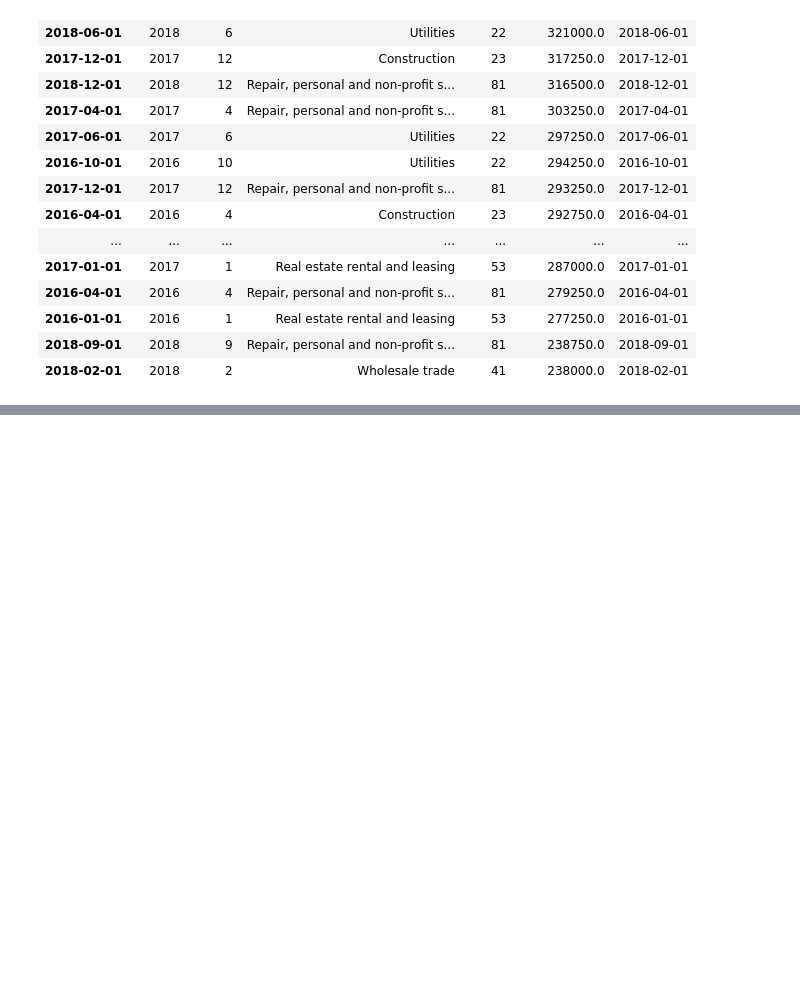
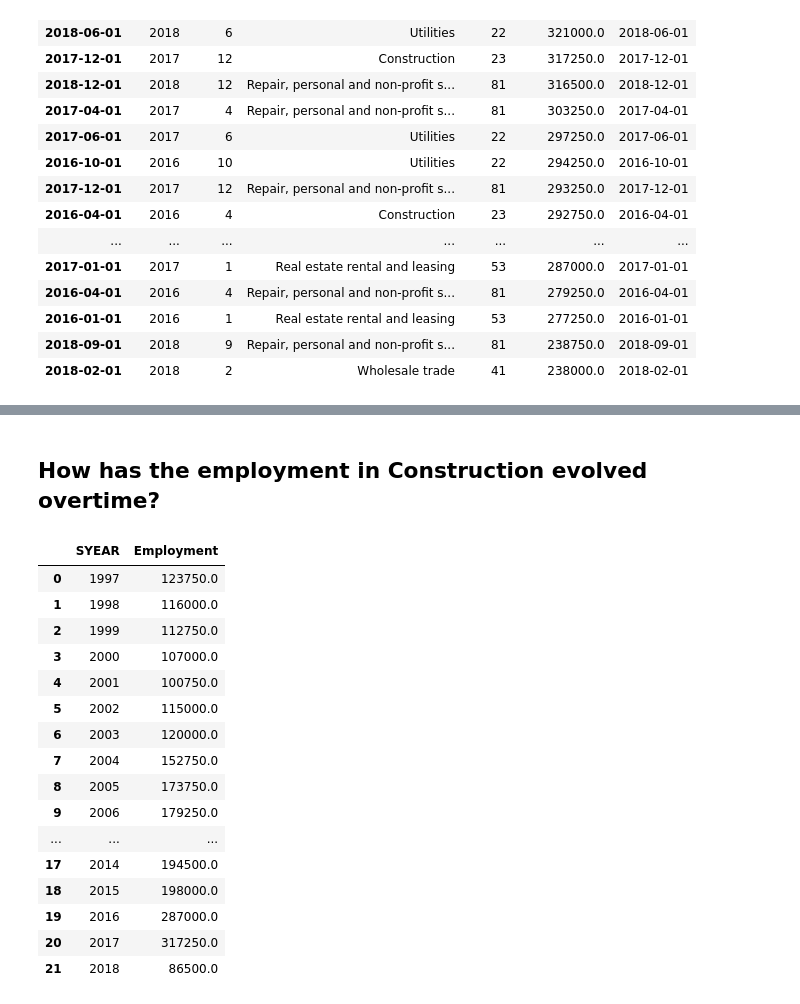
Before and after one commit to geehaad/Time-Series-Analysis-of-NAICS, a Jupyter notebook: Time Series Analysis of NAICS.ipynb, the cells around one changed output, grey strips where cells are left out. Cells and saved outputs as stored; diff of their text form; code cells hidden in the pictures; blank space fills up the shorter version.

```diff
--- a/Time Series Analysis of NAICS.ipynb
+++ b/Time Series Analysis of NAICS.ipynb
@@ -462,0 +459,24 @@ top_industry_emp.plot(y="Employment", title="Employment in all industries evolve
+# %% [markdown]
+## How has the employment in Construction evolved overtime?
+# %%
+#Picking off Construction data
+construction=pd.DataFrame(month_emp[month_emp['LMO_Detailed_Industry']=='Construction'].groupby(['SYEAR'])["Employment"].last()).reset_index()
+construction
+# %% [output]
+|  | SYEAR | Employment |
+| 0 | 1997 | 123750.0 |
+| 1 | 1998 | 116000.0 |
+| 2 | 1999 | 112750.0 |
+| 3 | 2000 | 107000.0 |
+| 4 | 2001 | 100750.0 |
+| 5 | 2002 | 115000.0 |
+| 6 | 2003 | 120000.0 |
+| 7 | 2004 | 152750.0 |
+| 8 | 2005 | 173750.0 |
+| 9 | 2006 | 179250.0 |
+| ... | ... | ... |
+| 17 | 2014 | 194500.0 |
+| 18 | 2015 | 198000.0 |
+| 19 | 2016 | 287000.0 |
+| 20 | 2017 | 317250.0 |
+| 21 | 2018 | 86500.0 |
```
Also changed, not shown: parts of 3 cells of this notebook.
